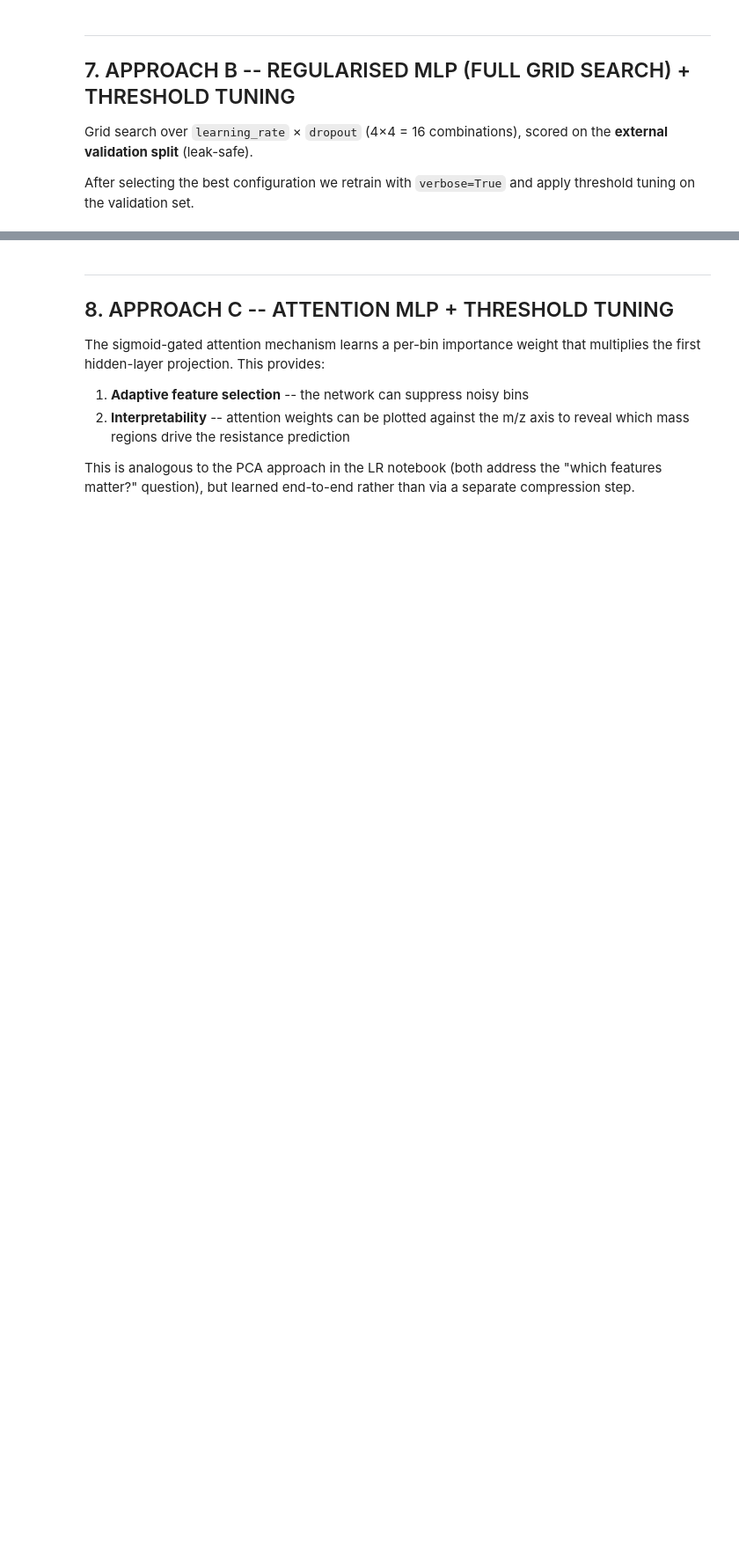
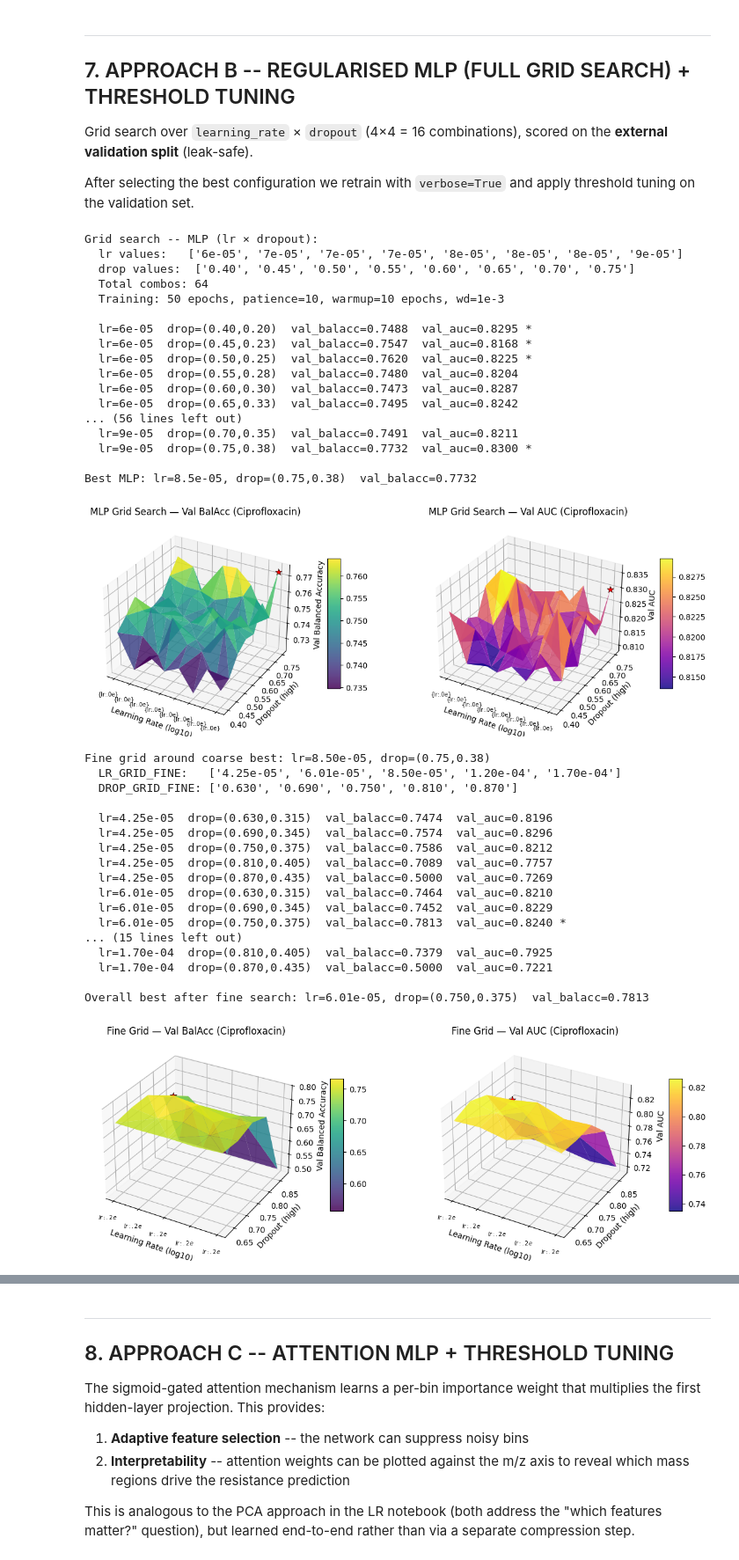
Before and after one commit to asd-standard/maldi-amr-analysis, a Jupyter notebook: 0-0-4-MLPClassifier/0-0-4-MLPClassifier.ipynb, the cells around one changed output, grey strips where cells are left out. Shown at 88% size. Cells and saved outputs as stored; diff of their text form; code cells hidden in the pictures; blank space fills up the shorter version.

```diff
--- a/0-0-4-MLPClassifier/0-0-4-MLPClassifier.ipynb
+++ b/0-0-4-MLPClassifier/0-0-4-MLPClassifier.ipynb
@@ -91,12 +98,12 @@ torch.manual_seed(SEED)
 
 # --- Paths ---
 # Local (uncomment if running on your machine)
-DATA_DIR = Path("../../A2018/A2018")
-OUT_DIR  = Path("./results_mlp")
+#DATA_DIR = Path("../../A2018/A2018")
+#OUT_DIR  = Path("./results_mlp")
 
 # Colab (uncomment if running on Google Colab)
-# DATA_DIR = Path("/content/drive/MyDrive/Flower/Duroux_D_dirams/A2018/A2018")
-# OUT_DIR  = Path("/content/drive/MyDrive/Flower/Duroux_D_dirams/0-Analysis/0-0-4-MLPClassifier/results_mlp")
+DATA_DIR = Path("/content/drive/MyDrive/Flower/Duroux_D_dirams/A2018/A2018")
+OUT_DIR  = Path("/content/drive/MyDrive/Flower/Duroux_D_dirams/0-Analysis/0-0-4-MLPClassifier/results_mlp")
 
 SPECTRA_PATH   = DATA_DIR / "rawSpectra_data.npy"
 SPLITS_PATH    = DATA_DIR / "data_splits.csv"
@@ -378,8 +385,10 @@ and apply threshold tuning on the validation set.
 # =============================================================================
 
 # ── Parametrisable grid ──
-LR_GRID   = np.linspace(1e-4, 1e-3, 4)    # 4 learning rates
-DROP_GRID = np.linspace(0.2, 0.6, 4)      # 4 dropout levels
+LR_GRID   = np.linspace(7.5e-5, 9.5e-5, 8)    # learning rate
+DROP_GRID = np.linspace(0.5,  0.8,  8)    # dropout (scalar, or high for MLP)
+#LR_GRID   = np.linspace(1e-4, 1e-3, 4)    # 4 learning rates
+#DROP_GRID = np.linspace(0.2, 0.6, 4)      # 4 dropout levels
 
 print("Grid search -- MLP (lr × dropout):")
 print(f"  lr values:   {[f'{lr:.0e}' for lr in LR_GRID]}")
@@ -575,33 +584,70 @@ auc_at_best_fine = best_in_fine[0]["val_auc"] if best_in_fine else auc_at_best
 
 fig = plt.figure(figsize=(14, 6))
 
 ax1 = fig.add_subplot(121, projection="3d")
 trisurf1 = ax1.plot_trisurf(lrs_log_fine, drops_fine, bals_fine, cmap="viridis", alpha=0.85)
 ax1.scatter(np.log10(best_lr_b), best_dh_b, best_balacc_b,
             color="red", s=80, marker="*", edgecolors="k", linewidth=0.5)
 ax1.set_xlabel("Learning Rate (log10)")
 ax1.set_ylabel("Dropout (high)")
 ax1.set_zlabel("Val Balanced Accuracy")
 ax1.set_title(f"Fine Grid — Val BalAcc ({DRUG})")
 ax1.set_xticks(np.log10(LR_GRID_FINE))
 ax1.set_xticklabels([f"${{lr:.2e}}$" for lr in LR_GRID_FINE], fontsize=7)
 fig.colorbar(trisurf1, ax=ax1, shrink=0.5, aspect=10, pad=0.1)
 
 ax2 = fig.add_subplot(122, projection="3d")
 trisurf2 = ax2.plot_trisurf(lrs_log_fine, drops_fine, aucs_fine, cmap="plasma", alpha=0.85)
 ax2.scatter(np.log10(best_lr_b), best_dh_b, auc_at_best_fine,
             color="red", s=80, marker="*", edgecolors="k", linewidth=0.5)
 ax2.set_xlabel("Learning Rate (log10)")
 ax2.set_ylabel("Dropout (high)")
 ax2.set_zlabel("Val AUC")
 ax2.set_title(f"Fine Grid — Val AUC ({DRUG})")
 ax2.set_xticks(np.log10(LR_GRID_FINE))
 ax2.set_xticklabels([f"${{lr:.2e}}$" for lr in LR_GRID_FINE], fontsize=7)
 fig.colorbar(trisurf2, ax=ax2, shrink=0.5, aspect=10, pad=0.1)
 
 plt.tight_layout()
 plt.savefig(OUT_DIR / "grid_search_b_fine.pdf", bbox_inches="tight")
 plt.show()
+# %% [output]
+Grid search -- MLP (lr × dropout):
+  lr values:   ['6e-05', '7e-05', '7e-05', '7e-05', '8e-05', '8e-05', '8e-05', '9e-05']
+  drop values:  ['0.40', '0.45', '0.50', '0.55', '0.60', '0.65', '0.70', '0.75']
+  Total combos: 64
+  Training: 50 epochs, patience=10, warmup=10 epochs, wd=1e-3
+
+  lr=6e-05  drop=(0.40,0.20)  val_balacc=0.7488  val_auc=0.8295 *
+  lr=6e-05  drop=(0.45,0.23)  val_balacc=0.7547  val_auc=0.8168 *
+  lr=6e-05  drop=(0.50,0.25)  val_balacc=0.7620  val_auc=0.8225 *
+  lr=6e-05  drop=(0.55,0.28)  val_balacc=0.7480  val_auc=0.8204
+  lr=6e-05  drop=(0.60,0.30)  val_balacc=0.7473  val_auc=0.8287
+  lr=6e-05  drop=(0.65,0.33)  val_balacc=0.7495  val_auc=0.8242
+... (56 lines left out)
+  lr=9e-05  drop=(0.70,0.35)  val_balacc=0.7491  val_auc=0.8211
+  lr=9e-05  drop=(0.75,0.38)  val_balacc=0.7732  val_auc=0.8300 *
+
+Best MLP: lr=8.5e-05, drop=(0.75,0.38)  val_balacc=0.7732
+[figure, added]
+Fine grid around coarse best: lr=8.50e-05, drop=(0.75,0.38)
+  LR_GRID_FINE:   ['4.25e-05', '6.01e-05', '8.50e-05', '1.20e-04', '1.70e-04']
+  DROP_GRID_FINE: ['0.630', '0.690', '0.750', '0.810', '0.870']
+
+  lr=4.25e-05  drop=(0.630,0.315)  val_balacc=0.7474  val_auc=0.8196
+  lr=4.25e-05  drop=(0.690,0.345)  val_balacc=0.7574  val_auc=0.8296
+  lr=4.25e-05  drop=(0.750,0.375)  val_balacc=0.7586  val_auc=0.8212
+  lr=4.25e-05  drop=(0.810,0.405)  val_balacc=0.7089  val_auc=0.7757
+  lr=4.25e-05  drop=(0.870,0.435)  val_balacc=0.5000  val_auc=0.7269
+  lr=6.01e-05  drop=(0.630,0.315)  val_balacc=0.7464  val_auc=0.8210
+  lr=6.01e-05  drop=(0.690,0.345)  val_balacc=0.7452  val_auc=0.8229
+  lr=6.01e-05  drop=(0.750,0.375)  val_balacc=0.7813  val_auc=0.8240 *
+... (15 lines left out)
+  lr=1.70e-04  drop=(0.810,0.405)  val_balacc=0.7379  val_auc=0.7925
+  lr=1.70e-04  drop=(0.870,0.435)  val_balacc=0.5000  val_auc=0.7221
+
+Overall best after fine search: lr=6.01e-05, drop=(0.750,0.375)  val_balacc=0.7813
+[figure, added]
 # %%
 # =============================================================================
 # 7.2  Retrain with best config + threshold tuning
```
Also changed, not shown: parts of 18 cells of this notebook.
